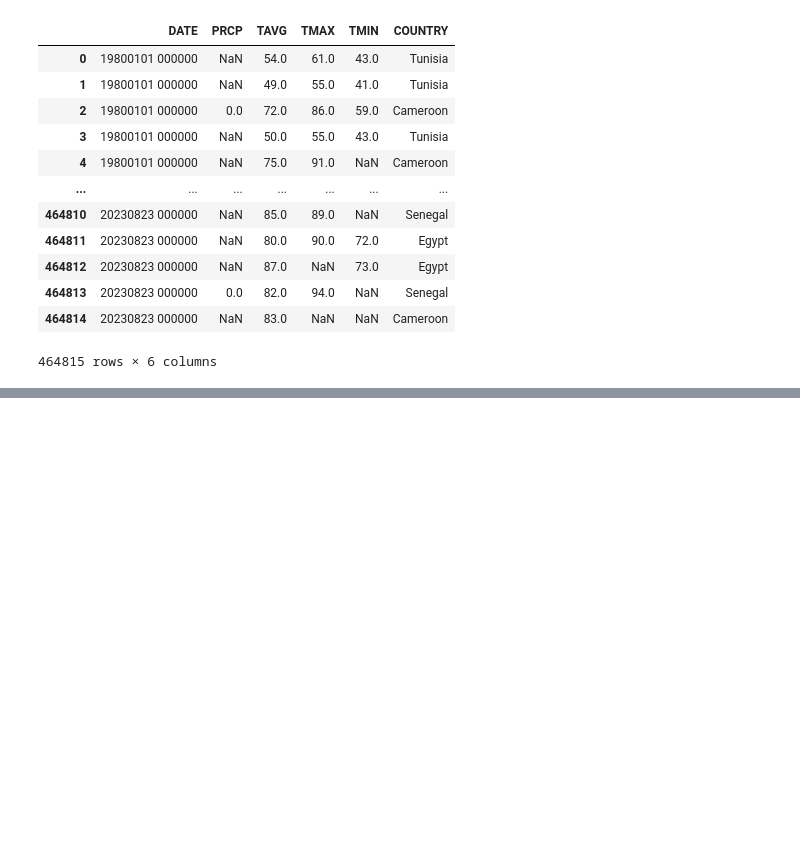
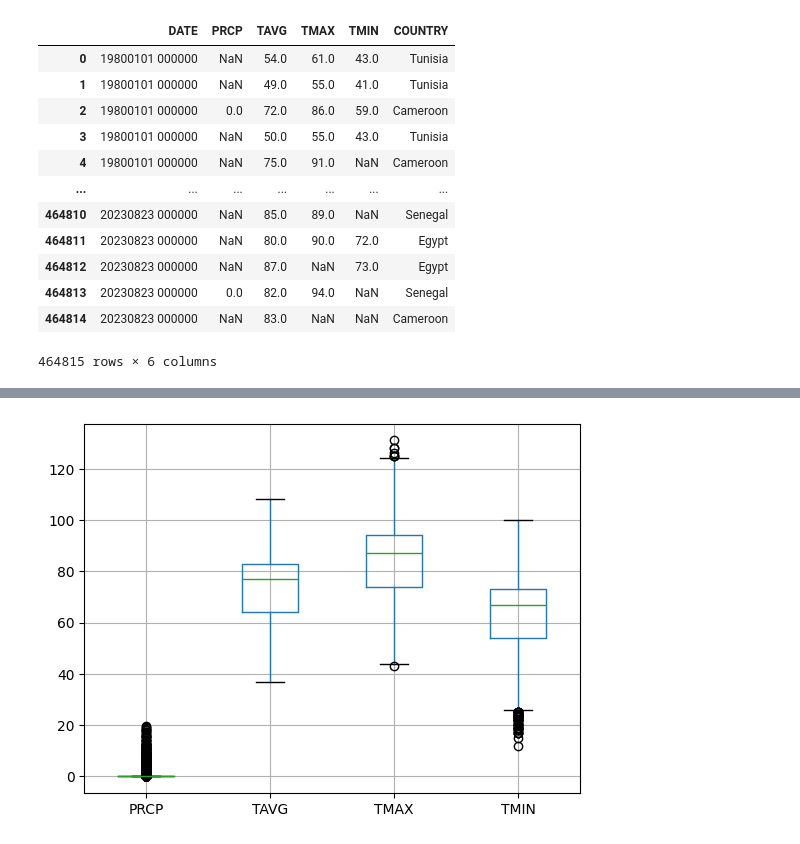
Before and after one commit to classical16/gomycode, a Jupyter notebook: data_visualization_with_python.ipynb, the cells around one changed output, grey strips where cells are left out. Saved outputs shown, nothing was run; the diff lists cells and outputs as text; code cells hidden in the pictures; blank space fills up the shorter version.

```diff
--- a/data_visualization_with_python.ipynb
+++ b/data_visualization_with_python.ipynb
@@ -42,0 +57,6 @@ df.describe()
+# %%
+df['TMAX'].fillna(2 * df['TAVG'] - df['TMIN'], inplace=True)
+# %%
+df['TMIN'].fillna(2 * df['TAVG'] - df['TMAX'], inplace=True)
+# %%
+df['TAVG'].fillna((df['TMAX'] + df['TMIN']) / 2, inplace=True)
@@ -42,0 +74,7 @@ df.describe()
+# %%
+df.dropna(inplace=True)
+# %%
+df.boxplot()
+plt.show()
+# %% [output]
+[figure, added]
```
Also changed, not shown: parts of 30 cells of this notebook.
